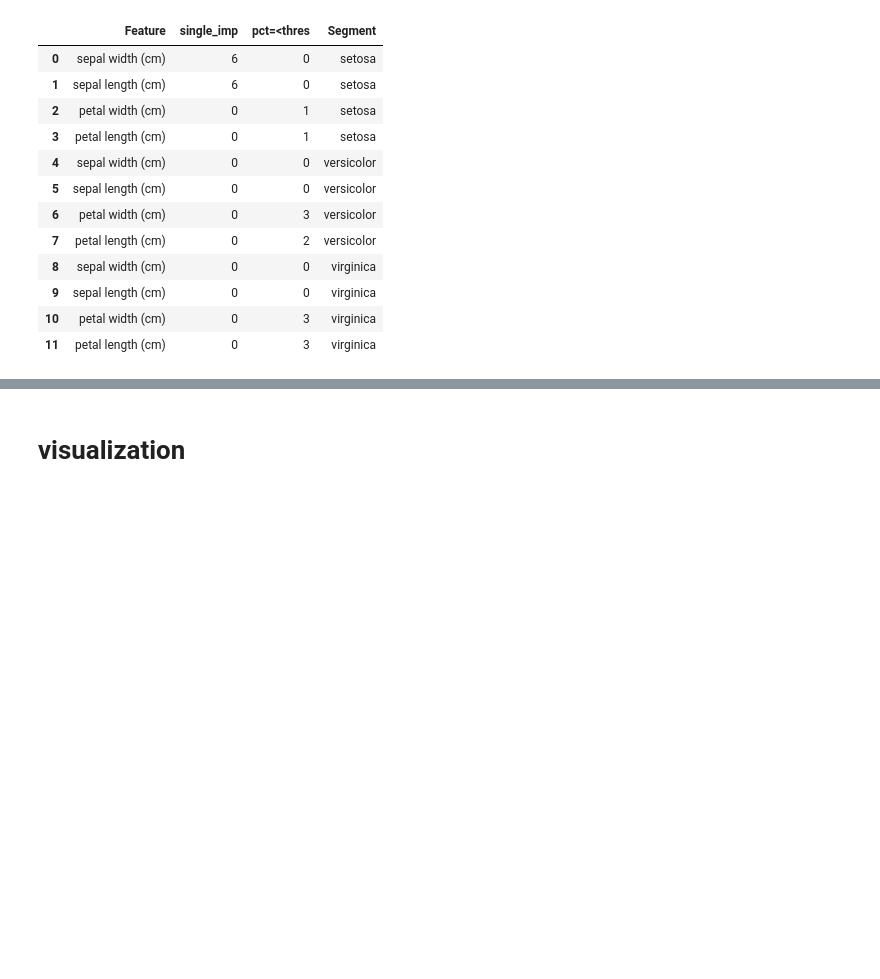
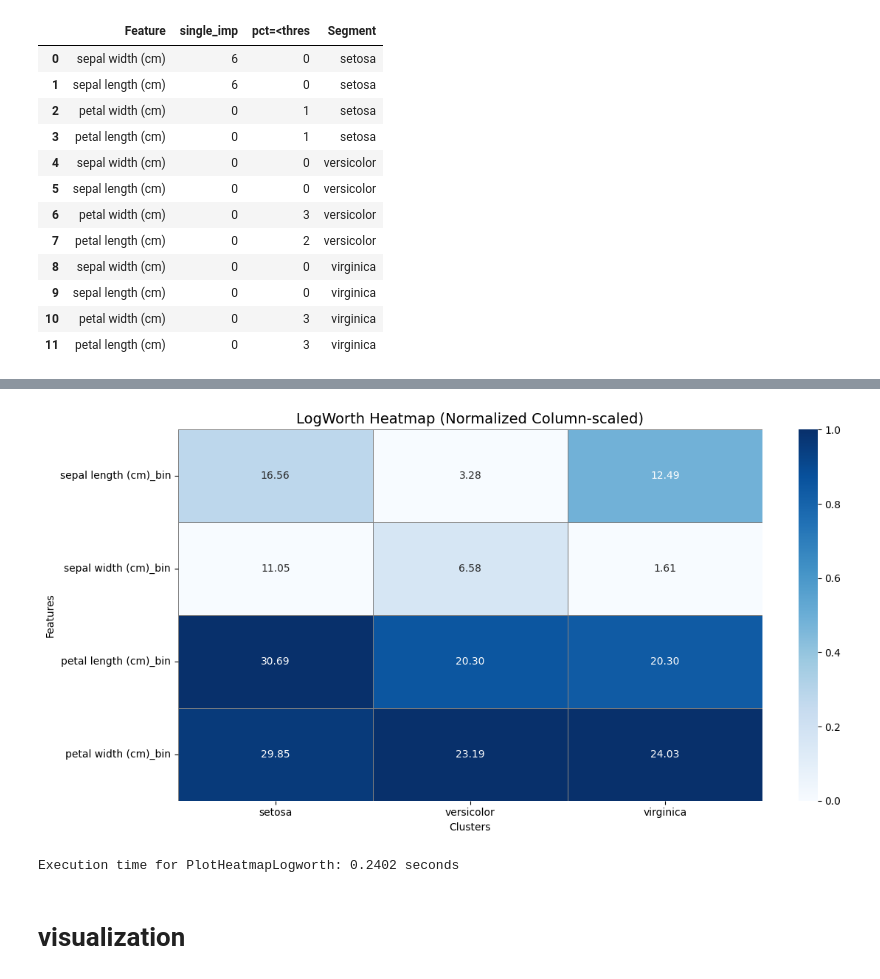
Before and after one commit to lidv94/post-analysis-clustering, a Jupyter notebook: dev_oop.ipynb, the cells around one changed output, grey strips where cells are left out. Drawn from its saved outputs; the diff is of its cells as text; code cells hidden in the pictures; blank space fills up the shorter version.

```diff
--- a/dev_oop.ipynb
+++ b/dev_oop.ipynb
@@ -617,0 +347,5 @@ Name: count, dtype: int64
+# %%
+lean_chisq.PlotHeatmapLogworth()
+# %% [output]
+[figure, added]
+Execution time for PlotHeatmapLogworth: 0.2402 seconds
```
Also changed, not shown: parts of 47 cells of this notebook, 7 other files.
